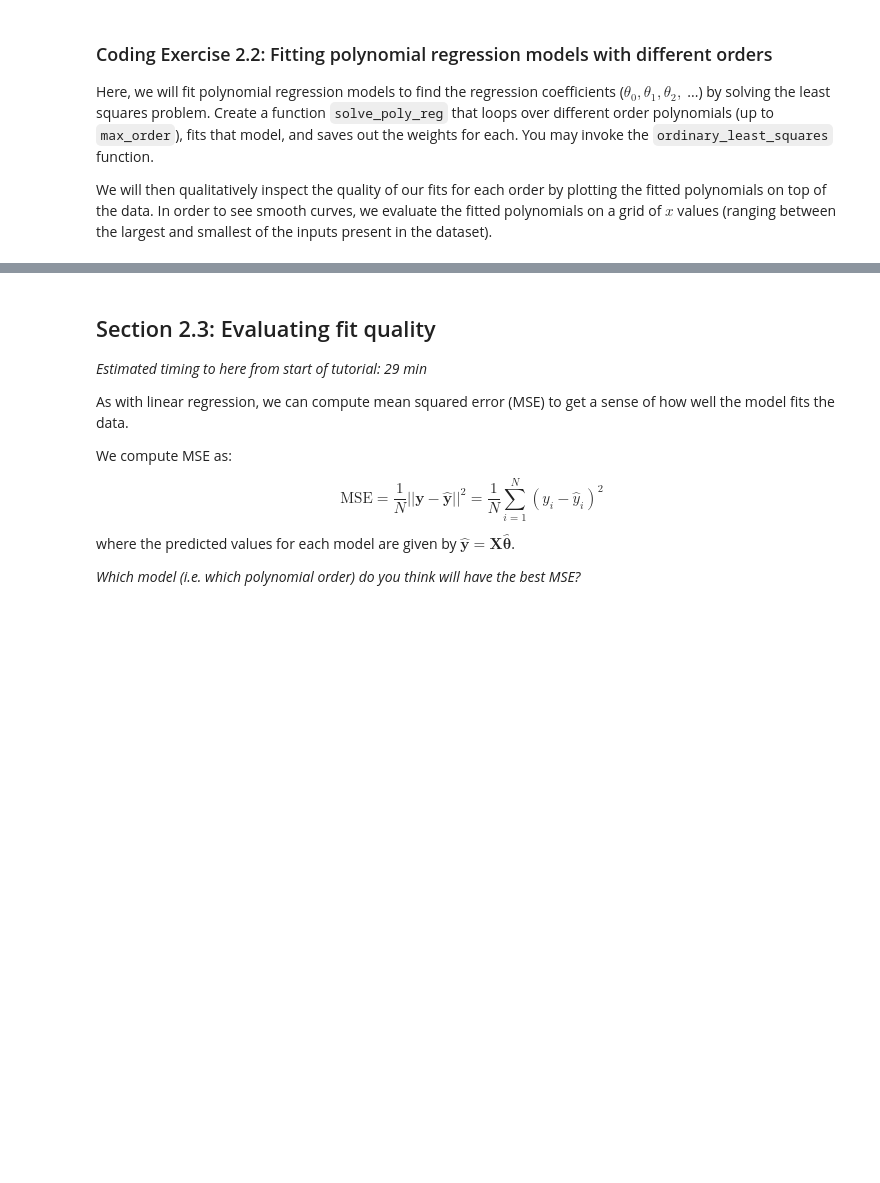
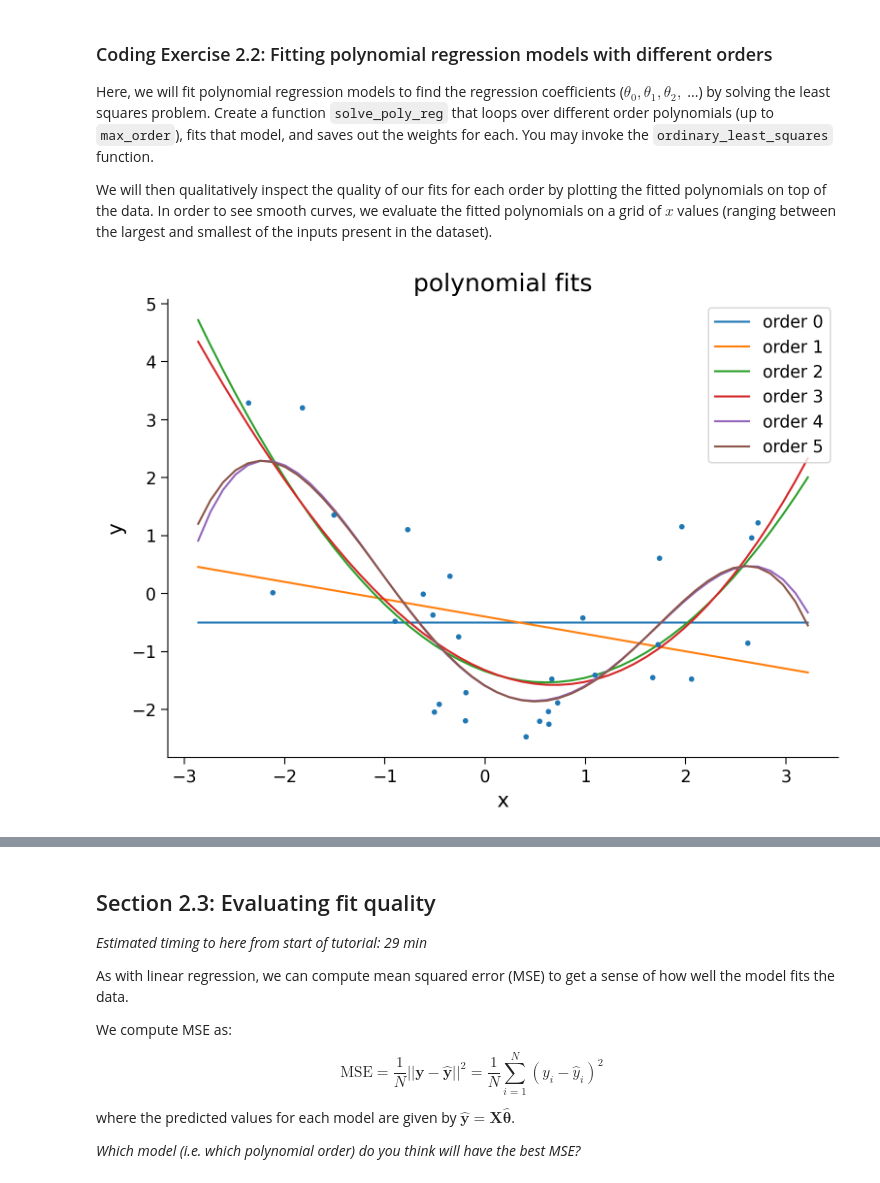
Before and after one commit to EmmanuelIsaiasGuizarBayardo/EmmanuelIsaiasGuizarBayardo.github.io, a Jupyter notebook: tutorials/W1D2_ModelFitting/student/W1D2_Tutorial4.ipynb, the cells around one changed output, grey strips where cells are left out. Cells and saved outputs as stored; diff of their text form; code cells hidden in the pictures; blank space fills up the shorter version.

```diff
--- a/tutorials/W1D2_ModelFitting/student/W1D2_Tutorial4.ipynb
+++ b/tutorials/W1D2_ModelFitting/student/W1D2_Tutorial4.ipynb
@@ -297,11 +303,11 @@ def ordinary_least_squares(X, y):
   ######################################################################
   ## TODO for students: solve for the optimal parameter vector using OLS
   # Fill out function and remove
-  raise NotImplementedError("Student exercise: solve for theta_hat vector using OLS")
+  # raise NotImplementedError("Student exercise: solve for theta_hat vector using OLS")
   ######################################################################
 
   # Compute theta_hat using OLS
-  theta_hat = ...
+  theta_hat = np.linalg.inv(X.T @ X) @ X.T @ y
 
   return theta_hat
 
@@ -442,7 +458,7 @@ def make_design_matrix(x, order):
   ########################################################################
   ## TODO for students: create the design matrix ##
   # Fill out function and remove
-  raise NotImplementedError("Student exercise: create the design matrix")
+  # raise NotImplementedError("Student exercise: create the design matrix")
   ########################################################################
 
   # Broadcast to shape (n x 1) so dimensions work
@@ -455,7 +471,7 @@ def make_design_matrix(x, order):
 
   # Loop through rest of degrees and stack columns (hint: np.hstack)
   for degree in range(1, order + 1):
-      design_matrix = ...
+      design_matrix = np.hstack((design_matrix, x**degree))
 
   return design_matrix
 
@@ -497,36 +516,38 @@ def solve_poly_reg(x, y, max_order):
   Returns:
     dict: fitted weights for each polynomial model (dict key is order)
   """
 
   # Create a dictionary with polynomial order as keys,
   # and np array of theta_hat (weights) as the values
   theta_hats = {}
 
   # Loop over polynomial orders from 0 through max_order
   for order in range(max_order + 1):
 
     ##################################################################################
     ## TODO for students: Create design matrix and fit polynomial model for this order
     # Fill out function and remove
-    raise NotImplementedError("Student exercise: fit a polynomial model")
+    # raise NotImplementedError("Student exercise: fit a polynomial model")
     ##################################################################################
 
     # Create design matrix
-    X_design = ...
+    X_design = make_design_matrix(x, order)
 
     # Fit polynomial model
-    this_theta = ...
+    this_theta = ordinary_least_squares(X_design, y)
 
     theta_hats[order] = this_theta
 
   return theta_hats
 
 
 max_order = 5
 theta_hats = solve_poly_reg(x, y, max_order)
 
 # Visualize
 plot_fitted_polynomials(x, y, theta_hats)
+# %% [output]
+[figure, added]
 # %% [markdown]
 [*Click for solution*](https://github.com/NeuromatchAcademy/course-content/tree/main/tutorials/W1D2_ModelFitting/solutions/W1D2_Tutorial4_Solution_f5217dbd.py)
 
```
Also changed, not shown: parts of 10 cells of this notebook.
